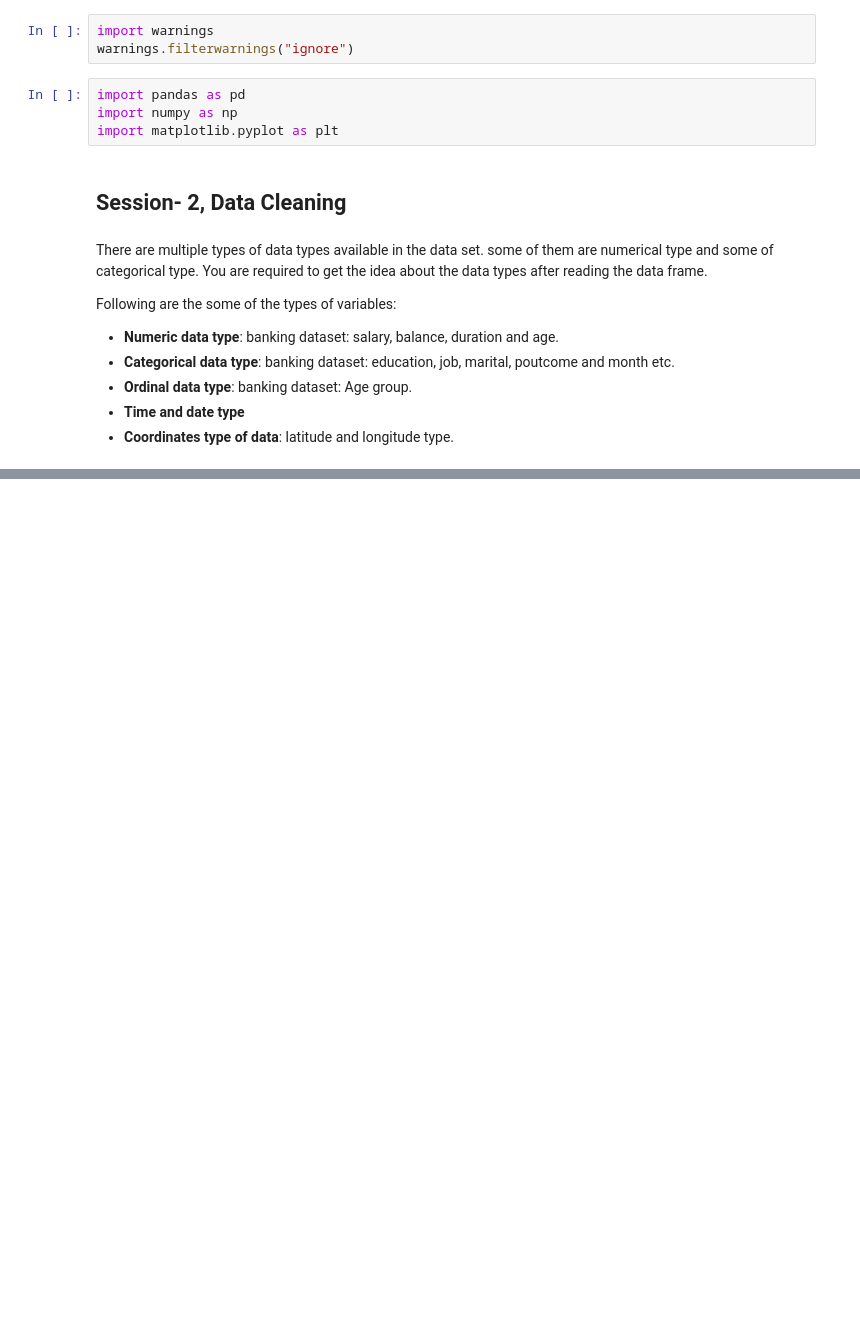
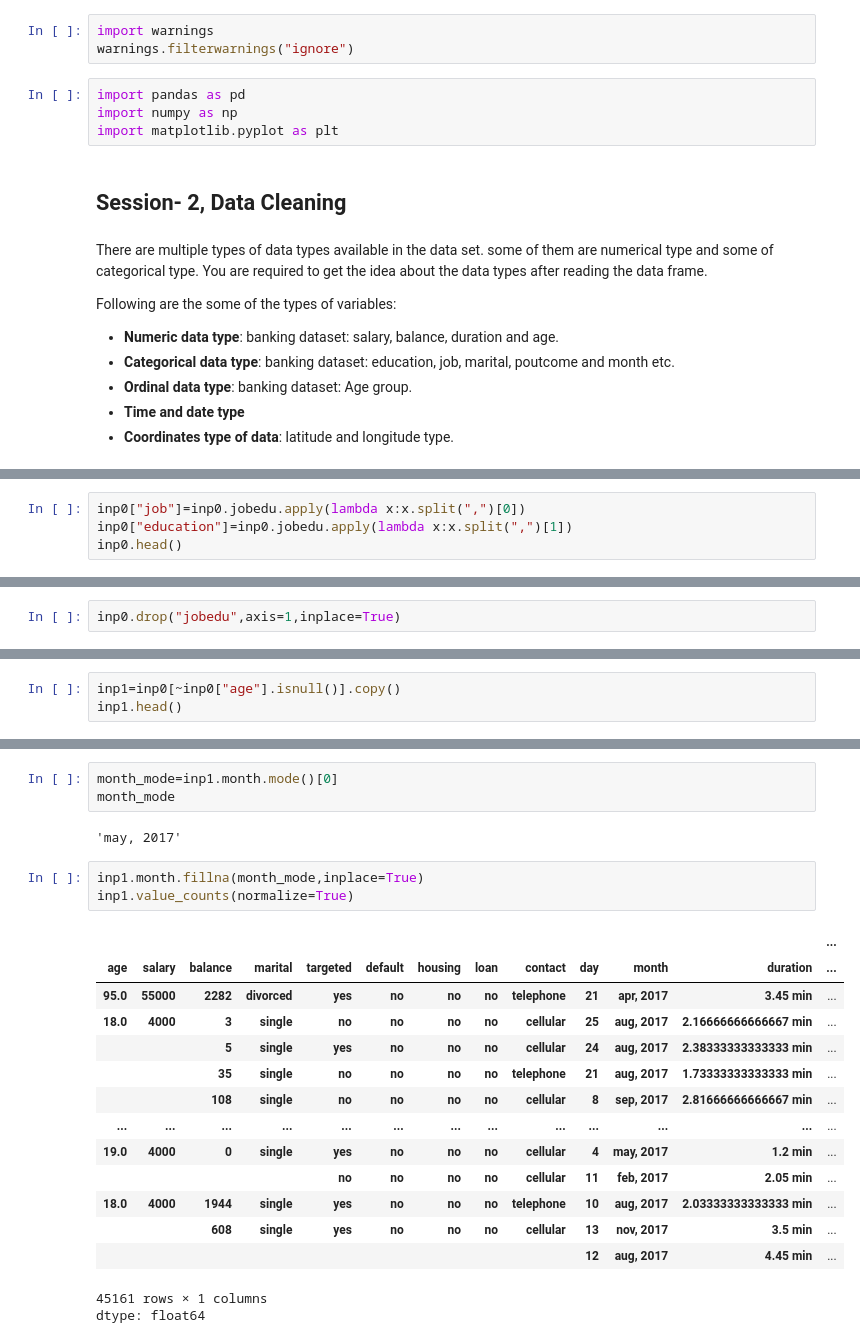
Before and after one commit to SheenaMathew19/Course, a Jupyter notebook: EDA.ipynb, the cells around one changed output, grey strips where cells are left out. Saved outputs shown, nothing was run; the diff lists cells and outputs as text; blank space fills up the shorter version.

```diff
--- a/EDA.ipynb
+++ b/EDA.ipynb
@@ -53,0 +118,4 @@ inp0.head()
+# %%
+inp0["job"]=inp0.jobedu.apply(lambda x:x.split(",")[0])
+inp0["education"]=inp0.jobedu.apply(lambda x:x.split(",")[1])
+inp0.head()
@@ -53,0 +130,2 @@ inp0.head()
+# %%
+inp0.drop("jobedu",axis=1,inplace=True)
@@ -53,0 +178,3 @@ inp0.head()
+# %%
+inp1=inp0[~inp0["age"].isnull()].copy()
+inp1.head()
@@ -53,0 +212,24 @@ inp0.head()
+# %%
+month_mode=inp1.month.mode()[0]
+month_mode
+# %% [output]
+'may, 2017'
+# %%
+inp1.month.fillna(month_mode,inplace=True)
+inp1.value_counts(normalize=True)
+# %% [output]
+|  |  |  |  |  |  |  |  |  |  |  |  | ... |
+| age | salary | balance | marital | targeted | default | housing | loan | contact | day | month | duration | ... |
+| 95.0 | 55000 | 2282 | divorced | yes | no | no | no | telephone | 21 | apr, 2017 | 3.45 min | ... |
+| 18.0 | 4000 | 3 | single | no | no | no | no | cellular | 25 | aug, 2017 | 2.16666666666667 min | ... |
+|  |  | 5 | single | yes | no | no | no | cellular | 24 | aug, 2017 | 2.38333333333333 min | ... |
+|  |  | 35 | single | no | no | no | no | telephone | 21 | aug, 2017 | 1.73333333333333 min | ... |
+|  |  | 108 | single | no | no | no | no | cellular | 8 | sep, 2017 | 2.81666666666667 min | ... |
+| ... | ... | ... | ... | ... | ... | ... | ... | ... | ... | ... | ... | ... |
+| 19.0 | 4000 | 0 | single | yes | no | no | no | cellular | 4 | may, 2017 | 1.2 min | ... |
+|  |  |  |  | no | no | no | no | cellular | 11 | feb, 2017 | 2.05 min | ... |
+| 18.0 | 4000 | 1944 | single | yes | no | no | no | telephone | 10 | aug, 2017 | 2.03333333333333 min | ... |
+|  |  | 608 | single | yes | no | no | no | cellular | 13 | nov, 2017 | 3.5 min | ... |
+|  |  |  |  |  |  |  |  |  | 12 | aug, 2017 | 4.45 min | ... |
+45161 rows × 1 columns
+dtype: float64
```
Also changed, not shown: parts of 25 cells of this notebook.
